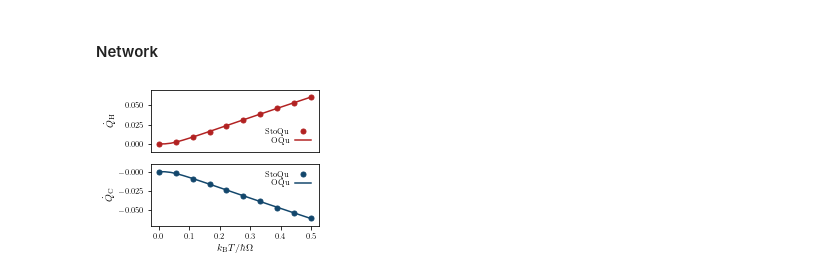
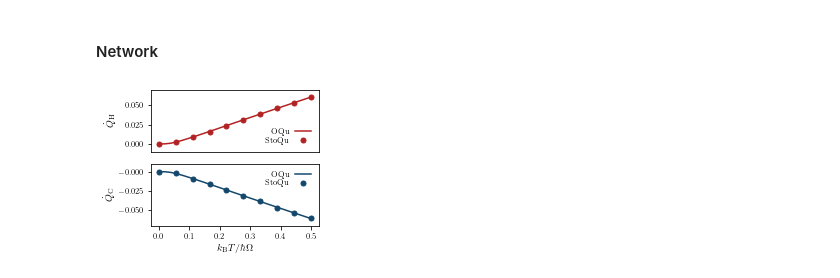
Before and after one commit to quantum-exeter/StochasticOscillators, a Jupyter notebook: plot.ipynb, the cells around one changed output. Drawn from its saved outputs; the diff is of its cells as text; code cells hidden in the pictures.

Commit message:
Order of legend in network plot switched

```diff
--- a/plot.ipynb
+++ b/plot.ipynb
@@ -162,36 +162,36 @@ ax[1].set_ylim(-0.07, 0.01)
 ax[1].set_yticks([0.000, -0.025, -0.050], ['$-0.000$', '$-0.025$', '$-0.050$'])
 
 ##### Data ######
+ax[0].plot(q_T_osys[:,0], q_T_osys[:,2], color='firebrick', label='OQu', zorder=0)
 ax[0].plot(0, 0.000007563823118759434, color='firebrick', linestyle='', marker='o', markersize=5, label='StoQu')
 ax[0].plot(5/90, 0.002181598936298143, color='firebrick', linestyle='', marker='o', markersize=5)
 ax[0].plot(10/90, 0.008866587738548174, color='firebrick', linestyle='', marker='o', markersize=5)
 ax[0].plot(15/90, 0.015973073989924556, color='firebrick', linestyle='', marker='o', markersize=5)
 ax[0].plot(20/90, 0.023323906243341835, color='firebrick', linestyle='', marker='o', markersize=5)
 ax[0].plot(25/90, 0.03100562427669055, color='firebrick', linestyle='', marker='o', markersize=5)
 ax[0].plot(30/90, 0.038358978908373385, color='firebrick', linestyle='', marker='o', markersize=5)
 ax[0].plot(35/90, 0.046260416704592446, color='firebrick', linestyle='', marker='o', markersize=5)
 ax[0].plot(40/90, 0.053037084785956944, color='firebrick', linestyle='', marker='o', markersize=5)
 ax[0].plot(45/90, 0.060159040922026334, color='firebrick', linestyle='', marker='o', markersize=5)
-ax[0].plot(q_T_osys[:,0], q_T_osys[:,2], color='firebrick', label='OQu')
 
+ax[1].plot(q_T_osys[:,0], q_T_osys[:,1], color=darkblue, label='OQu', zorder=0)
 ax[1].plot(0, -0.000017166015468714266, color=darkblue, linestyle='', marker='o', markersize=5, label='StoQu')
 ax[1].plot(5/90, -0.002175311136034706, color=darkblue, linestyle='', marker='o', markersize=5)
 ax[1].plot(10/90, -0.00884883954844892, color=darkblue, linestyle='', marker='o', markersize=5)
 ax[1].plot(15/90, -0.015956197410414777, color=darkblue, linestyle='', marker='o', markersize=5)
 ax[1].plot(20/90, -0.023286729191503923, color=darkblue, linestyle='', marker='o', markersize=5)
 ax[1].plot(25/90, -0.03105496665851307, color=darkblue, linestyle='', marker='o', markersize=5)
 ax[1].plot(30/90, -0.03817258399750425, color=darkblue, linestyle='', marker='o', markersize=5)
 ax[1].plot(35/90, -0.046420203413014414, color=darkblue, linestyle='', marker='o', markersize=5)
 ax[1].plot(40/90, -0.052909882678902016, color=darkblue, linestyle='', marker='o', markersize=5)
 ax[1].plot(45/90, -0.059994580920760876, color=darkblue, linestyle='', marker='o', markersize=5)
-ax[1].plot(q_T_osys[:,0], q_T_osys[:,1], color=darkblue, label='OQu')
 
 ax[0].legend(loc='lower right', labelspacing=0.2, markerfirst=False, frameon=False)
 ax[1].legend(loc='upper right', labelspacing=0.2, markerfirst=False, frameon=False)
 
 plt.savefig('./data/network/network.pdf', bbox_inches="tight", dpi=500)
 # %% [output]
-[figure, old version]
+[figure, new version]
 # %%
 fig, ax = plt.subplots(1, 1, figsize=(3, 2.5))
 
```
Also changed, not shown: 1 other file.
